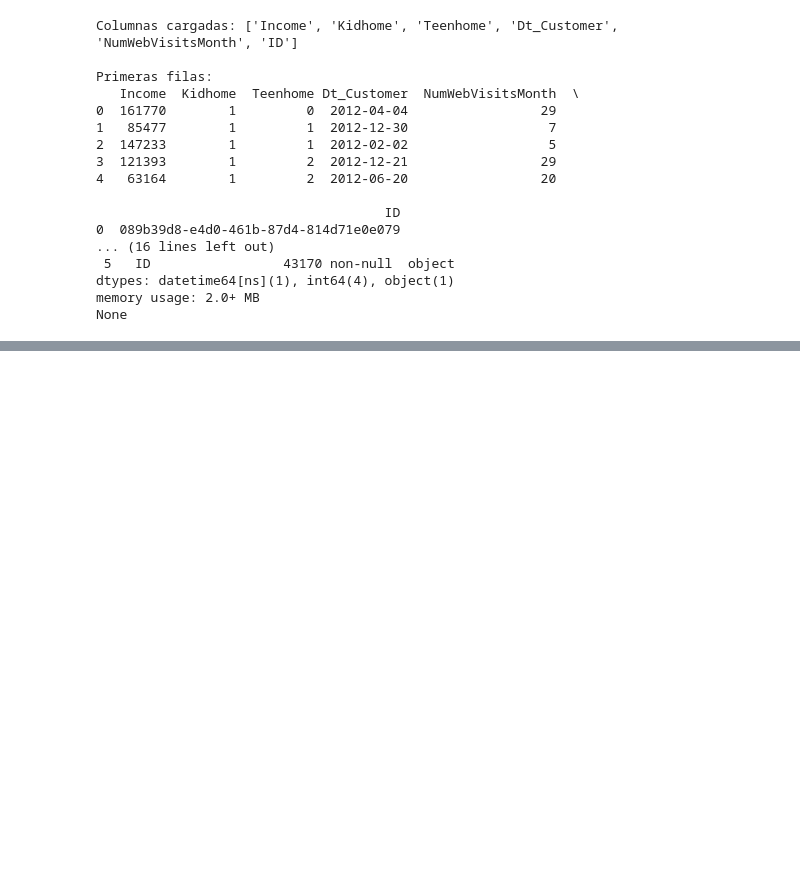
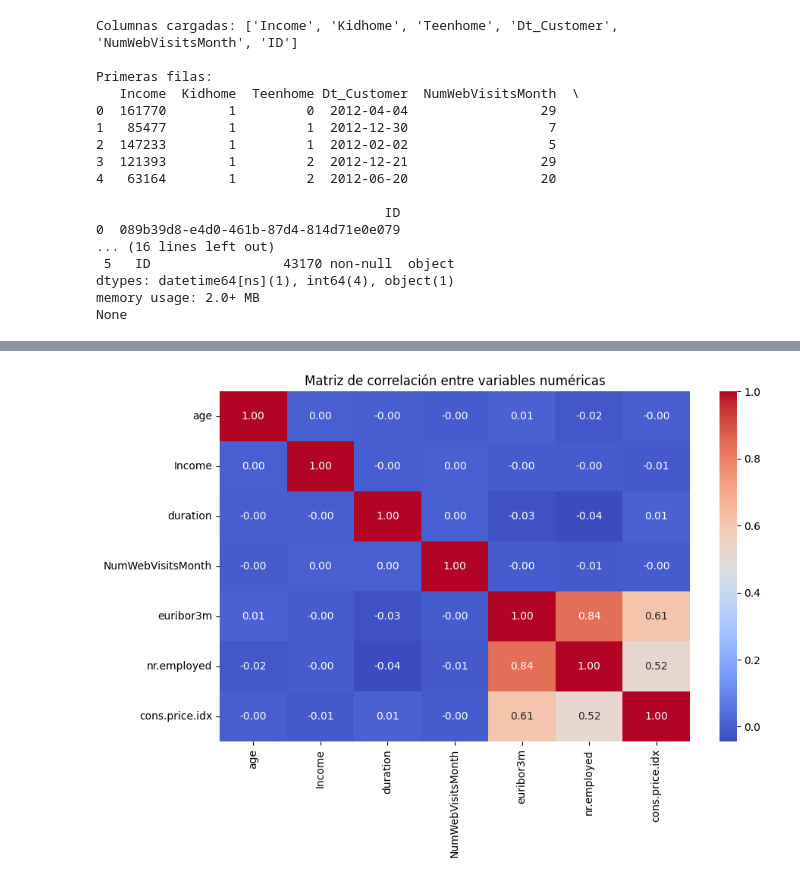
Before and after one commit to JOMARCO4/LABORATORIO, a Jupyter notebook: PROJECT 4 - EDA CON PYTHON/entrega.ipynb, the cells around one changed output, grey strips where cells are left out. Saved outputs shown, nothing was run; the diff lists cells and outputs as text; code cells hidden in the pictures; blank space fills up the shorter version.

```diff
--- a/PROJECT 4 - EDA CON PYTHON/entrega.ipynb
+++ b/PROJECT 4 - EDA CON PYTHON/entrega.ipynb
@@ -158,0 +219,18 @@ dtype: float64
+# %%
+# 2. ANALISIS EDA
+# 2.1 Análisis Descriptivo de los Datos
+
+# Variables numéricas principales
+columnas_numericas = ['age', 'Income', 'duration', 'NumWebVisitsMonth', 'euribor3m', 'nr.employed', 'cons.price.idx']
+
+# Convertimos las variables a numéricas (float o int)
+merged_df[columnas_numericas] = merged_df[columnas_numericas].apply(pd.to_numeric, errors='coerce')
+
+# Estadísticas descriptivas básicas
+print("Estadísticas descriptivas básicas:\n")
+print(
+    merged_df[columnas_numericas]
+    .describe()
+    .T[['mean', '50%', 'std', 'min', 'max']]
+    .rename(columns={'50%': 'median'})
+)
@@ -158,0 +301,13 @@ dtype: float64
+# %%
+#                          Correlación entre variables numéricas. Visualizamos la matriz de correlación con seaborn
+
+import seaborn as sns
+import matplotlib.pyplot as plt
+
+plt.figure(figsize=(10, 6))
+cor_matrix = merged_df[columnas_numericas].corr()
+sns.heatmap(cor_matrix, annot=True, cmap='coolwarm', fmt='.2f')
+plt.title('Matriz de correlación entre variables numéricas')
+plt.show()
+# %% [output]
+[figure, added]
```
Also changed, not shown: parts of 14 cells of this notebook.
